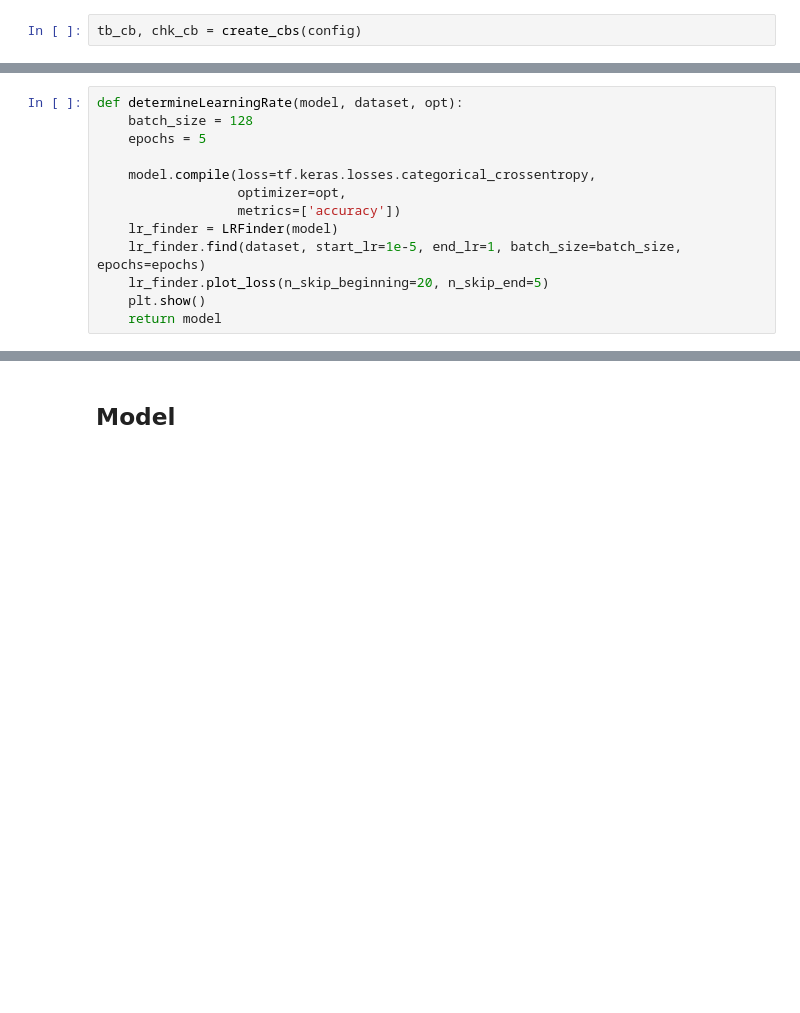
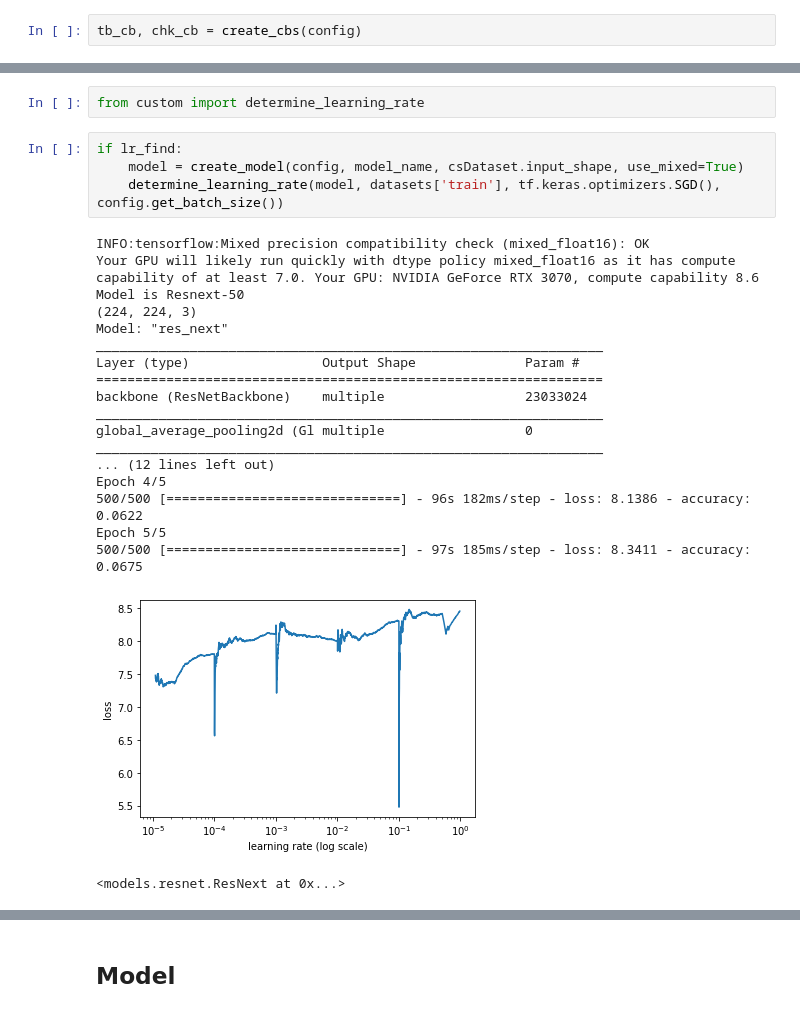
Before and after one commit to stepp1/compVision-DCC, a Jupyter notebook: t1/notebooks/training_resnext50.ipynb, the cells around one changed output, grey strips where cells are left out. Drawn from its saved outputs; the diff is of its cells as text; blank space fills up the shorter version.

```diff
--- a/t1/notebooks/training_resnext50.ipynb
+++ b/t1/notebooks/training_resnext50.ipynb
@@ -197,13 +114,26 @@ class LRFinder:
-# %%
-def determineLearningRate(model, dataset, opt):
-    batch_size = 128
-    epochs = 5
-
-    model.compile(loss=tf.keras.losses.categorical_crossentropy,
-                  optimizer=opt,
-                  metrics=['accuracy'])
-    lr_finder = LRFinder(model)
-    lr_finder.find(dataset, start_lr=1e-5, end_lr=1, batch_size=batch_size, epochs=epochs)
-    lr_finder.plot_loss(n_skip_beginning=20, n_skip_end=5)
-    plt.show()
-    return model
+# %%
+from custom import determine_learning_rate
+# %%
+if lr_find:
+    model = create_model(config, model_name, csDataset.input_shape, use_mixed=True)
+    determine_learning_rate(model, datasets['train'], tf.keras.optimizers.SGD(), config.get_batch_size())
+# %% [output]
+INFO:tensorflow:Mixed precision compatibility check (mixed_float16): OK
+Your GPU will likely run quickly with dtype policy mixed_float16 as it has compute capability of at least 7.0. Your GPU: NVIDIA GeForce RTX 3070, compute capability 8.6
+Model is Resnext-50
+(224, 224, 3)
+Model: "res_next"
+_________________________________________________________________
+Layer (type)                 Output Shape              Param #
+=================================================================
+backbone (ResNetBackbone)    multiple                  23033024
+_________________________________________________________________
+global_average_pooling2d (Gl multiple                  0
+_________________________________________________________________
+... (12 lines left out)
+Epoch 4/5
+500/500 [==============================] - 96s 182ms/step - loss: 8.1386 - accuracy: 0.0622
+Epoch 5/5
+500/500 [==============================] - 97s 185ms/step - loss: 8.3411 - accuracy: 0.0675
+[figure, added]
+<models.resnet.ResNext at 0x...>
```
Also changed, not shown: parts of 32 cells of this notebook, 5 other files.
